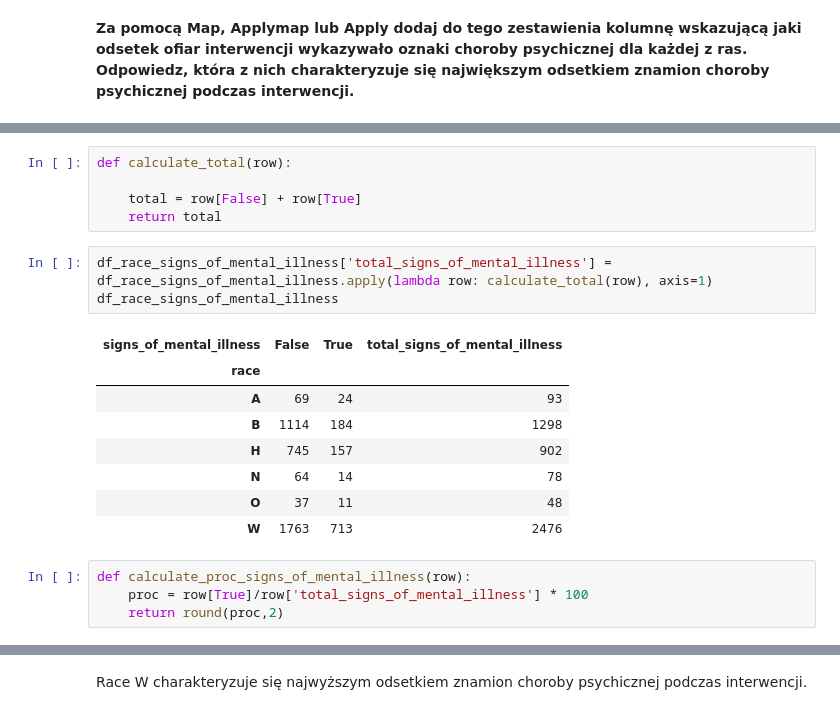
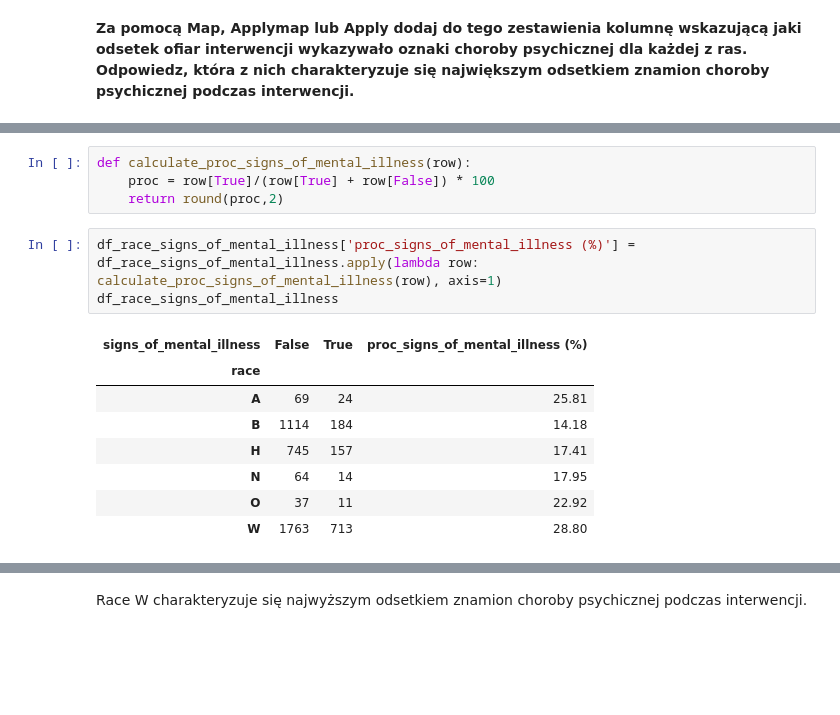
Before and after one commit to michalkaczmarek1/task2-pandas, a Jupyter notebook: zadanie2-pandas.ipynb, the cells around one changed output, grey strips where cells are left out. Saved outputs shown, nothing was run; the diff lists cells and outputs as text; blank space fills up the shorter version.

```diff
--- a/zadanie2-pandas.ipynb
+++ b/zadanie2-pandas.ipynb
@@ -51,21 +37,16 @@ df_race_signs_of_mental_illness
 # %%
-def calculate_total(row):
-
-    total = row[False] + row[True]
-    return total
+def calculate_proc_signs_of_mental_illness(row):
+    proc = row[True]/(row[True] + row[False]) * 100
+    return round(proc,2)
 # %%
-df_race_signs_of_mental_illness['total_signs_of_mental_illness'] = df_race_signs_of_mental_illness.apply(lambda row: calculate_total(row), axis=1)
+df_race_signs_of_mental_illness['proc_signs_of_mental_illness (%)'] = df_race_signs_of_mental_illness.apply(lambda row: calculate_proc_signs_of_mental_illness(row), axis=1)
 df_race_signs_of_mental_illness
 # %% [output]
-| signs_of_mental_illness | False | True | total_signs_of_mental_illness |
+| signs_of_mental_illness | False | True | proc_signs_of_mental_illness (%) |
 | race |  |  |  |
-| A | 69 | 24 | 93 |
-| B | 1114 | 184 | 1298 |
-| H | 745 | 157 | 902 |
-| N | 64 | 14 | 78 |
-| O | 37 | 11 | 48 |
-| W | 1763 | 713 | 2476 |
+| A | 69 | 24 | 25.81 |
+| B | 1114 | 184 | 14.18 |
+| H | 745 | 157 | 17.41 |
+| N | 64 | 14 | 17.95 |
+| O | 37 | 11 | 22.92 |
+| W | 1763 | 713 | 28.80 |
-# %%
-def calculate_proc_signs_of_mental_illness(row):
-    proc = row[True]/row['total_signs_of_mental_illness'] * 100
-    return round(proc,2)
```
Also changed, not shown: parts of 8 cells of this notebook.
